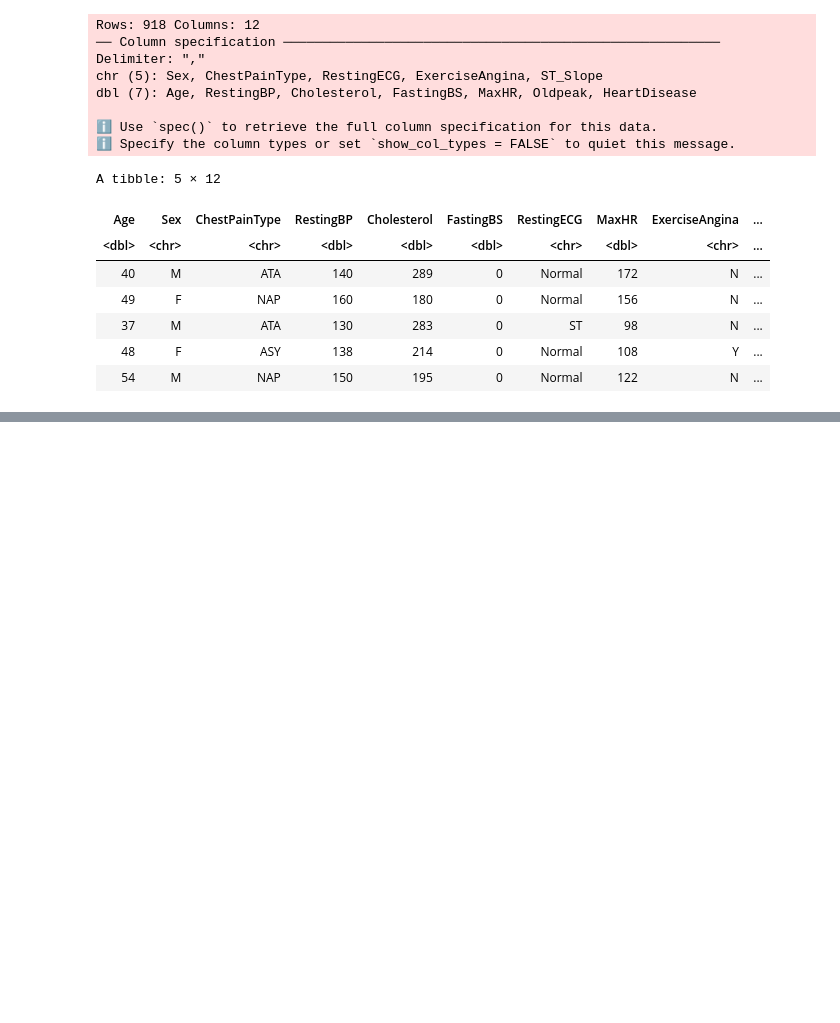
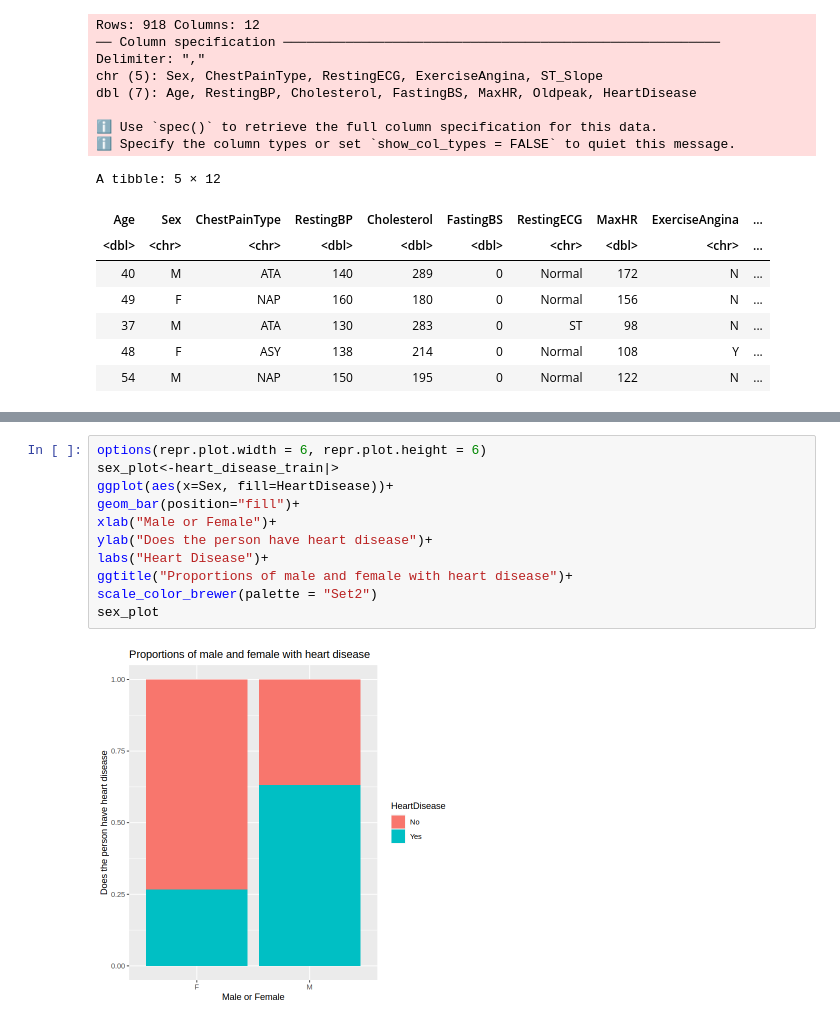
Before and after one commit to Muskandavee/PROPOSAL-, a Jupyter notebook: proposal.ipynb, the cells around one changed output, grey strips where cells are left out. Drawn from its saved outputs; the diff is of its cells as text; blank space fills up the shorter version.

```diff
--- a/proposal.ipynb
+++ b/proposal.ipynb
@@ -69,0 +76,13 @@ A tibble: 5 × 12
+# %%
+options(repr.plot.width = 6, repr.plot.height = 6)
+sex_plot<-heart_disease_train|>
+ggplot(aes(x=Sex, fill=HeartDisease))+
+geom_bar(position="fill")+
+xlab("Male or Female")+
+ylab("Does the person have heart disease")+
+labs("Heart Disease")+
+ggtitle("Proportions of male and female with heart disease")+
+scale_color_brewer(palette = "Set2")
+sex_plot
+# %% [output]
+[figure, added]
```
Also changed, not shown: parts of 7 cells of this notebook.
